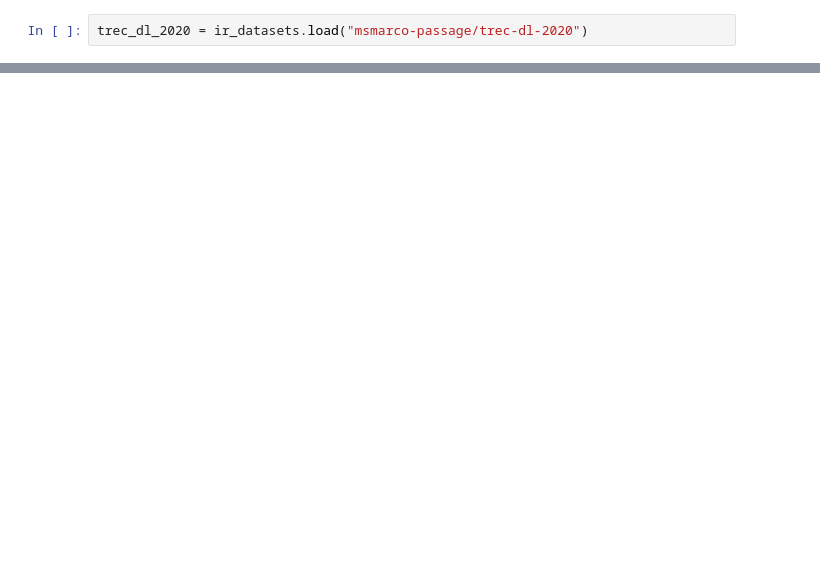
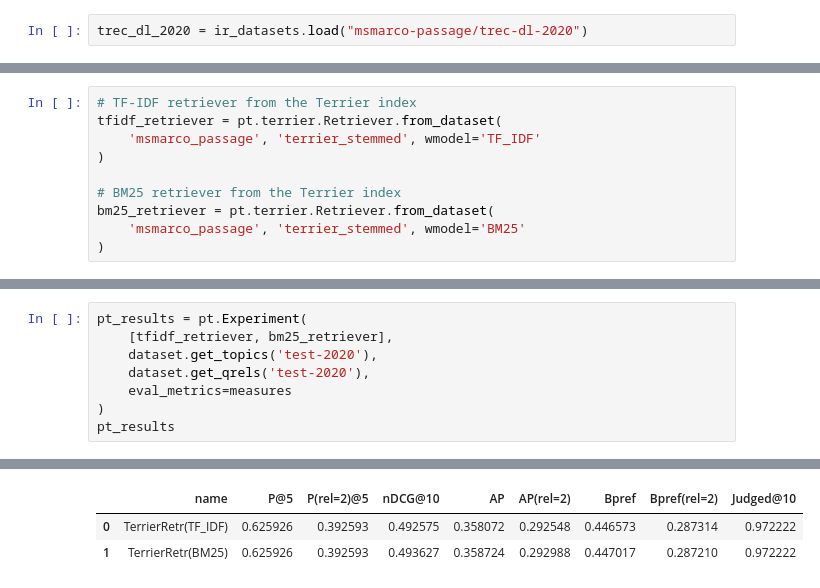
Before and after one commit to Gianma23/SPIMI_implementation, a Jupyter notebook: project.ipynb, the cells around one changed output, grey strips where cells are left out. Cells and saved outputs as stored; diff of their text form; blank space fills up the shorter version.

```diff
--- a/project.ipynb
+++ b/project.ipynb
@@ -1082,0 +1340,10 @@ search_engine.search()
+# %%
+# TF-IDF retriever from the Terrier index
+tfidf_retriever = pt.terrier.Retriever.from_dataset(
+    'msmarco_passage', 'terrier_stemmed', wmodel='TF_IDF'
+)
+
+# BM25 retriever from the Terrier index
+bm25_retriever = pt.terrier.Retriever.from_dataset(
+    'msmarco_passage', 'terrier_stemmed', wmodel='BM25'
+)
@@ -1082,0 +1359,9 @@ search_engine.search()
+# %%
+pt_results = pt.Experiment(
+    [tfidf_retriever, bm25_retriever],
+    dataset.get_topics('test-2020'),
+    dataset.get_qrels('test-2020'),
+    eval_metrics=measures
+)
+pt_results
+# %% [output]
@@ -1082,0 +1370,3 @@ search_engine.search()
+|  | name | P@5 | P(rel=2)@5 | nDCG@10 | AP | AP(rel=2) | Bpref | Bpref(rel=2) | Judged@10 |
+| 0 | TerrierRetr(TF_IDF) | 0.625926 | 0.392593 | 0.492575 | 0.358072 | 0.292548 | 0.446573 | 0.287314 | 0.972222 |
+| 1 | TerrierRetr(BM25) | 0.625926 | 0.392593 | 0.493627 | 0.358724 | 0.292988 | 0.447017 | 0.287210 | 0.972222 |
```
Also changed, not shown: parts of 144 cells of this notebook, 1 other file.
